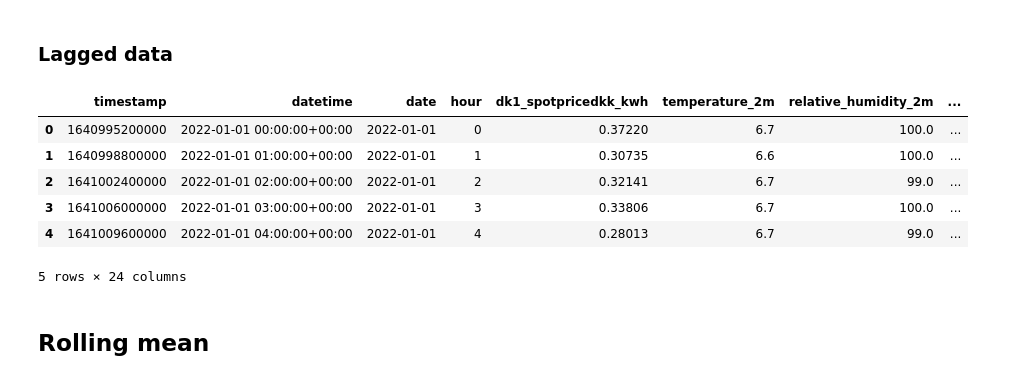
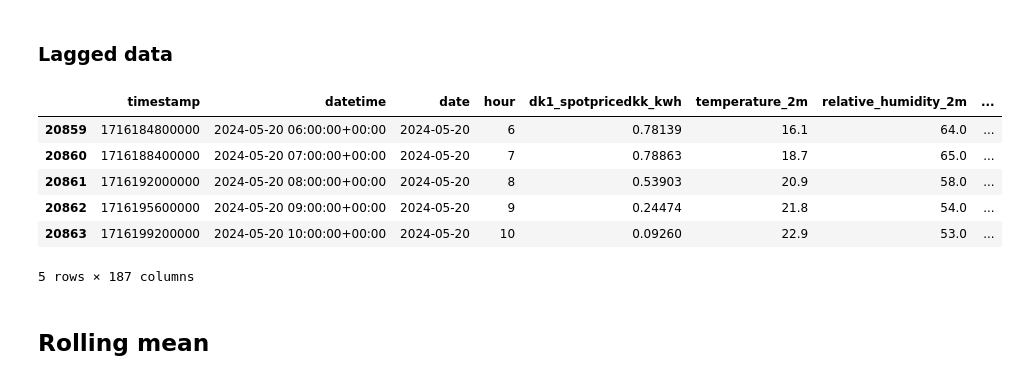
Before and after one commit to Benj3037/bds_m7_second-semester-project, a Jupyter notebook: pipeline/3_training_pipeline_xgboost.ipynb, the cells around one changed output. Saved outputs shown, nothing was run; the diff lists cells and outputs as text; code cells hidden in the pictures.

```diff
--- a/pipeline/3_training_pipeline_xgboost.ipynb
+++ b/pipeline/3_training_pipeline_xgboost.ipynb
@@ -53,0 +90,5 @@ danish_calendar_fg = fs.get_feature_group(
+# %%
+historical_weather_df = weather_measures.historical_weather_measures(
+    historical=True,
+    start = '2022-01-01'
+)
@@ -53,0 +149,19 @@ danish_calendar_fg = fs.get_feature_group(
+# %%
+from matplotlib import pyplot
+
+# load dataset
+values = historical_weather_df.values
+
+
+# specify columns to plot
+groups = [4, 5, 6, 7, 8, 9, 10, 11, 12]
+i = 1
+
+# plot each column
+pyplot.figure()
+for group in groups:
+    pyplot.subplot(len(groups), 1, i)
+    pyplot.plot(values[:, group])
+    pyplot.title(historical_weather_df.columns[group], y=0.5, loc='right')
+    i += 1
+    pyplot.show()
@@ -147,24 +342,24 @@ df.head()
 df_lagged = df.copy()
 # Creating lag features for time-series data
 
-def create_lag_features(data, lag_steps=5): # lag_steps is the number of lag features before the current observation
+def create_lag_features(data, lag_steps=7*24): # lag_steps is the number of lag features before the current observation
     for i in range(1, lag_steps + 1):
         data[f'lag_{i}'] = data['dk1_spotpricedkk_kwh'].shift(i)
     return data
 
 # Applying lag feature creation to the dataset
 
-lagged_data = create_lag_features(df_lagged, lag_steps=5) # Creating 5 lag features on dk1_spotpricedkk_kwh
+lagged_data = create_lag_features(df_lagged, lag_steps=7*24) # Creating 5 lag features on dk1_spotpricedkk_kwh
 # %%
-lagged_data.head()
+lagged_data.tail()
 # %% [output]
 |  | timestamp | datetime | date | hour | dk1_spotpricedkk_kwh | temperature_2m | relative_humidity_2m | ... |
-| 0 | 1640995200000 | 2022-01-01 00:00:00+00:00 | 2022-01-01 | 0 | 0.37220 | 6.7 | 100.0 | ... |
-| 1 | 1640998800000 | 2022-01-01 01:00:00+00:00 | 2022-01-01 | 1 | 0.30735 | 6.6 | 100.0 | ... |
-| 2 | 1641002400000 | 2022-01-01 02:00:00+00:00 | 2022-01-01 | 2 | 0.32141 | 6.7 | 99.0 | ... |
-| 3 | 1641006000000 | 2022-01-01 03:00:00+00:00 | 2022-01-01 | 3 | 0.33806 | 6.7 | 100.0 | ... |
-| 4 | 1641009600000 | 2022-01-01 04:00:00+00:00 | 2022-01-01 | 4 | 0.28013 | 6.7 | 99.0 | ... |
+| 20859 | 1716184800000 | 2024-05-20 06:00:00+00:00 | 2024-05-20 | 6 | 0.78139 | 16.1 | 64.0 | ... |
+| 20860 | 1716188400000 | 2024-05-20 07:00:00+00:00 | 2024-05-20 | 7 | 0.78863 | 18.7 | 65.0 | ... |
+| 20861 | 1716192000000 | 2024-05-20 08:00:00+00:00 | 2024-05-20 | 8 | 0.53903 | 20.9 | 58.0 | ... |
+| 20862 | 1716195600000 | 2024-05-20 09:00:00+00:00 | 2024-05-20 | 9 | 0.24474 | 21.8 | 54.0 | ... |
+| 20863 | 1716199200000 | 2024-05-20 10:00:00+00:00 | 2024-05-20 | 10 | 0.09260 | 22.9 | 53.0 | ... |
-5 rows × 24 columns
+5 rows × 187 columns
 # %% [markdown]
 ## Rolling mean
 # %%
```
Also changed, not shown: parts of 33 cells of this notebook, 4 other files.
